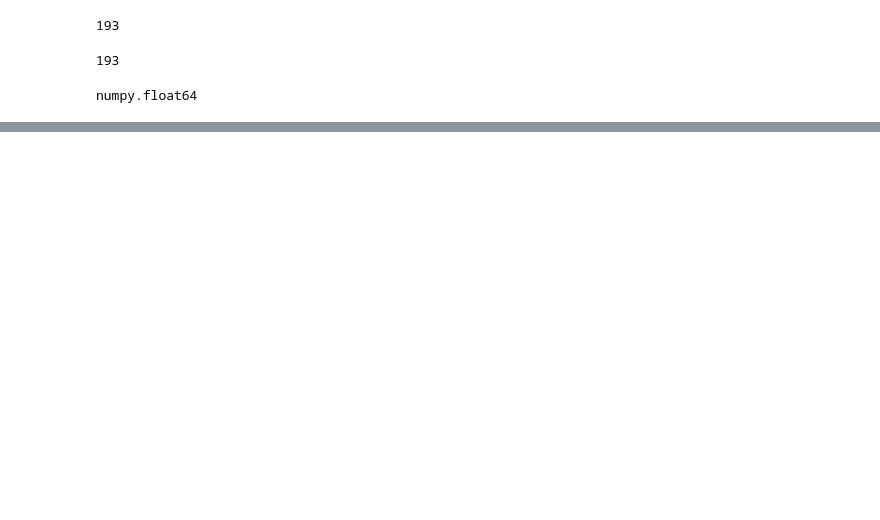
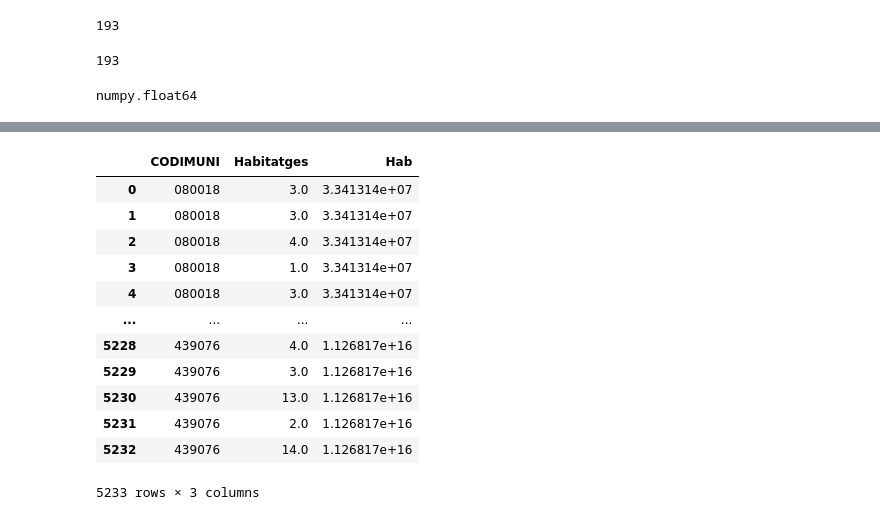
Before and after one commit to Lidia1508/Speculation-Map, a Jupyter notebook: code/EmptyBuildings.ipynb, the cells around one changed output, grey strips where cells are left out. Saved outputs shown, nothing was run; the diff lists cells and outputs as text; code cells hidden in the pictures; blank space fills up the shorter version.

```diff
--- a/code/EmptyBuildings.ipynb
+++ b/code/EmptyBuildings.ipynb
@@ -145,0 +150,5 @@ KeyError: 'Hab'
+# %%
+Sup=df_final['Superfície útil']
+idb1=Sup==''
+Sup[idb1]='0'
+df_final['Superfície útil']=Sup
@@ -145,0 +171,17 @@ KeyError: 'Hab'
+# %%
+dg=df_final[['CODIMUNI','Habitatges','Hab']]
+dg
+# %% [output]
+|  | CODIMUNI | Habitatges | Hab |
+| 0 | 080018 | 3.0 | 3.341314e+07 |
+| 1 | 080018 | 3.0 | 3.341314e+07 |
+| 2 | 080018 | 4.0 | 3.341314e+07 |
+| 3 | 080018 | 1.0 | 3.341314e+07 |
+| 4 | 080018 | 3.0 | 3.341314e+07 |
+| ... | ... | ... | ... |
+| 5228 | 439076 | 4.0 | 1.126817e+16 |
+| 5229 | 439076 | 3.0 | 1.126817e+16 |
+| 5230 | 439076 | 13.0 | 1.126817e+16 |
+| 5231 | 439076 | 2.0 | 1.126817e+16 |
+| 5232 | 439076 | 14.0 | 1.126817e+16 |
+5233 rows × 3 columns
```
Also changed, not shown: parts of 21 cells of this notebook, 1 other file.
